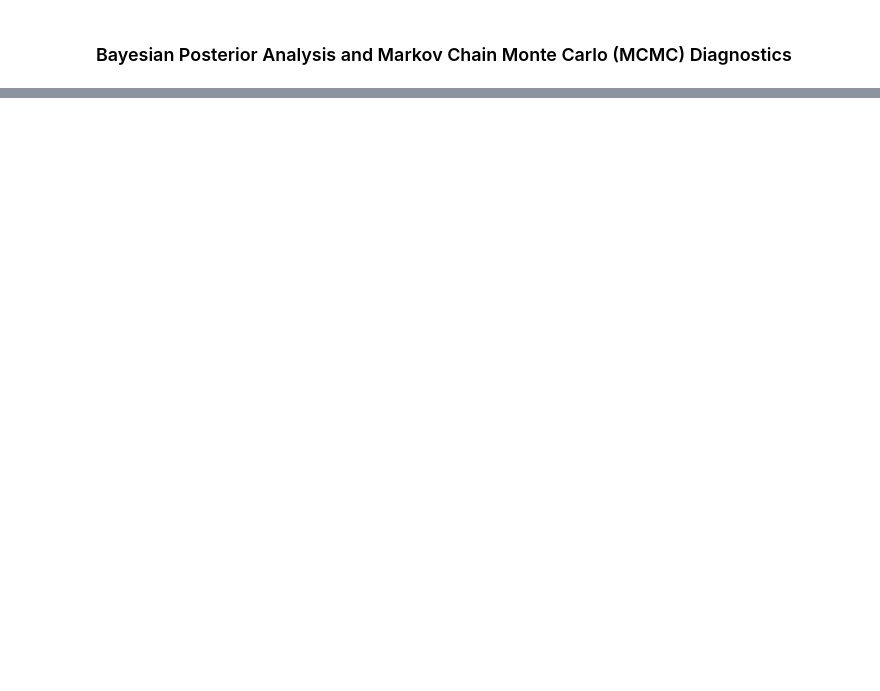
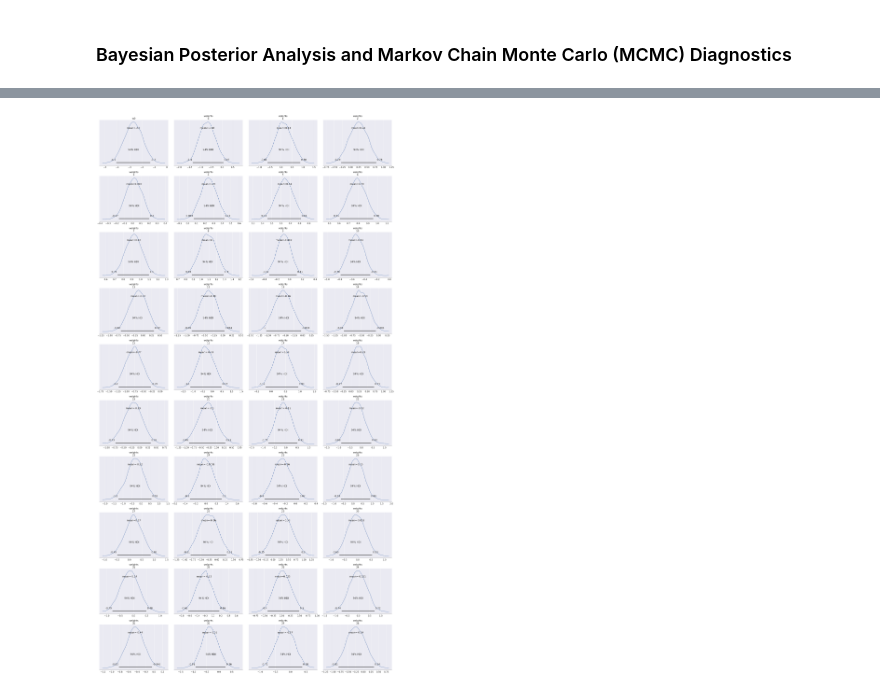
Before and after one commit to taliafabs/STA496, a Jupyter notebook: MidtermPaper/code/STA496_MidtermPaperCode.ipynb, the cells around one changed output, grey strips where cells are left out. Drawn from its saved outputs; the diff is of its cells as text; code cells hidden in the pictures; blank space fills up the shorter version.

```diff
--- a/MidtermPaper/code/STA496_MidtermPaperCode.ipynb
+++ b/MidtermPaper/code/STA496_MidtermPaperCode.ipynb
@@ -854,0 +877,3 @@ model = pm.Model()
+# %%
+X_ = ces24_dummies.drop(columns=['vote_trump', 'commonpostweight', 'commonweight'])
+y_ = ces24_dummies['vote_trump']
@@ -854,0 +884,3 @@ model = pm.Model()
+# %%
+X_ = X_.astype('float64').to_numpy()
+y_ = y_.astype('float64').to_numpy()
@@ -854,0 +905,13 @@ model = pm.Model()
+# %%
+with pm.Model() as BayesianLogisticModel:
+  # define priors
+  w0 = pm.Normal('w0', mu=0, sigma=1)
+  w = pm.Normal('weights', mu=0, sigma=1, shape = X_.shape[1])
+  logits = pm.math.dot(X_, w) + w0
+  p_hat = pm.math.sigmoid(logits)
+
+  # define likelihood
+  y_obs = pm.Bernoulli('y_obs', p=p_hat, observed=y_)
+
+  # inference: 3000 posterior samples using NUTS sampling
+  idata = pm.sample(draws=3000, return_inference_data=True, target_accept=0.95)
@@ -854,0 +921,13 @@ model = pm.Model()
+# %%
+with pm.Model() as BayesianLogisticModel:
+  # define priors
+  w0 = pm.Normal('w0', mu=0, sigma=1)
+  w = pm.Normal('weights', mu=0, sigma=1, shape = X_.shape[1])
+  logits = pm.math.dot(X_, w) + w0
+  p_hat = pm.math.sigmoid(logits)
+
+  # define likelihood
+  y_obs = pm.Bernoulli('y_obs', p=p_hat, observed=y_)
+
+  # inference: 3000 posterior samples using NUTS sampling
+  idata = pm.sample(draws=1000, chains=4)
@@ -854,0 +941,7 @@ model = pm.Model()
+# %%
+# posterior plot
+az.plot_posterior(idata, var_names=['w0', 'weights'])
+plt.tight_layout()
+plt.show()
+# %% [output]
+[figure, added]
```
Also changed, not shown: parts of 30 cells of this notebook.
